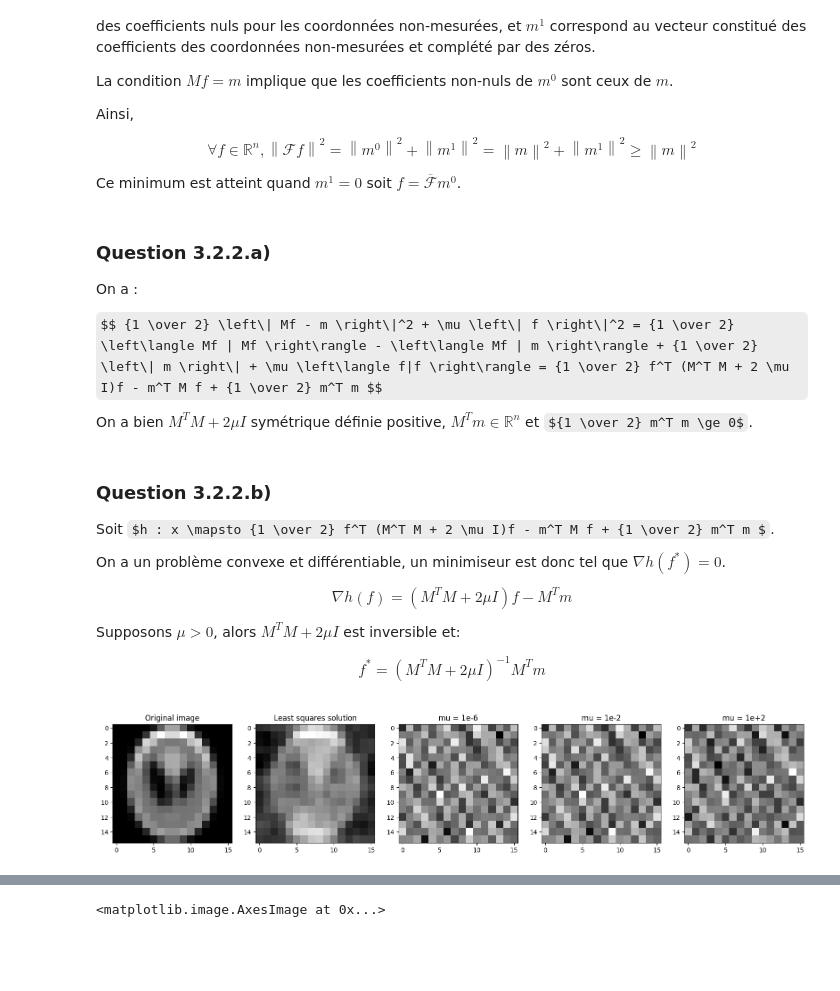
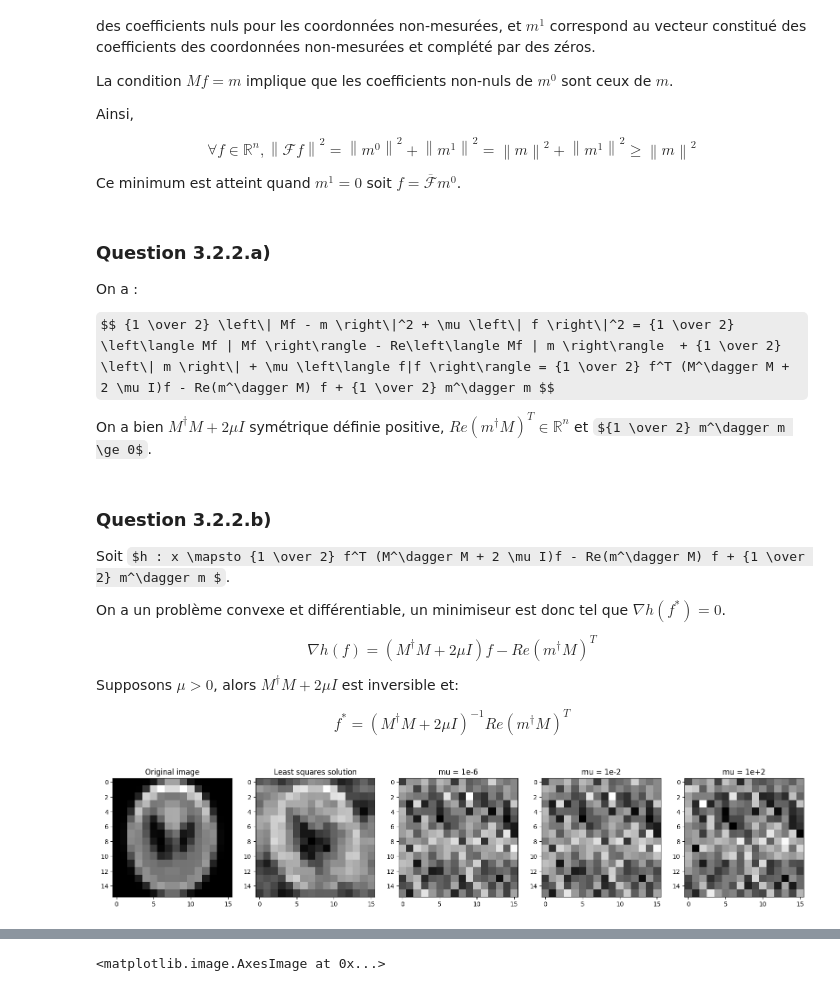
Before and after one commit to VDeumier/Projet_UE11, a Jupyter notebook: projet-opti-ts/X-Ray Tomography.ipynb, the cells around one changed output, grey strips where cells are left out. Cells and saved outputs as stored; diff of their text form; code cells hidden in the pictures; some formulas as TeX source; blank space fills up the shorter version.

```diff
--- a/projet-opti-ts/X-Ray Tomography.ipynb
+++ b/projet-opti-ts/X-Ray Tomography.ipynb
@@ -308,21 +308,21 @@ Ce minimum est atteint quand $m^1 = 0$ soit $f = \overline{\mathcal{F}}m^0$.
 
 On a :
 
-$$ {1 \over 2} \left\| Mf - m \right\|^2 + \mu \left\| f \right\|^2 = {1 \over 2} \left\langle Mf | Mf \right\rangle - \left\langle Mf | m \right\rangle + {1 \over 2} \left\| m \right\| + \mu \left\langle f|f \right\rangle = {1 \over 2} f^T (M^T M + 2 \mu I)f - m^T M f + {1 \over 2} m^T m $$
+$$ {1 \over 2} \left\| Mf - m \right\|^2 + \mu \left\| f \right\|^2 = {1 \over 2} \left\langle Mf | Mf \right\rangle - Re\left\langle Mf | m \right\rangle  + {1 \over 2} \left\| m \right\| + \mu \left\langle f|f \right\rangle = {1 \over 2} f^T (M^\dagger M + 2 \mu I)f - Re(m^\dagger M) f + {1 \over 2} m^\dagger m $$
 
-On a bien $ M^T M + 2 \mu I $ symétrique définie positive, $M^T m \in \mathbb{R}^n$ et ${1 \over 2} m^T m \ge 0$.
+On a bien $ M^\dagger M + 2 \mu I $ symétrique définie positive, $Re(m^\dagger M)^T \in \mathbb{R}^n$ et ${1 \over 2} m^\dagger m \ge 0$.
 # %% [markdown]
 ### Question 3.2.2.b)
 
-Soit $h : x \mapsto {1 \over 2} f^T (M^T M + 2 \mu I)f - m^T M f + {1 \over 2} m^T m $.
+Soit $h : x \mapsto {1 \over 2} f^T (M^\dagger M + 2 \mu I)f - Re(m^\dagger M) f + {1 \over 2} m^\dagger m $.
 
 On a un problème convexe et différentiable, un minimiseur est donc tel que $\nabla h(f^*) = 0$.
 
-$$ \nabla h(f) = (M^T M + 2 \mu I)f - M^T m $$
+$$ \nabla h(f) = (M^\dagger M + 2 \mu I)f - Re(m^\dagger M)^T $$
 
-Supposons $\mu > 0$, alors $M^T M + 2 \mu I$ est inversible et:
+Supposons $\mu > 0$, alors $M^\dagger M + 2 \mu I$ est inversible et:
 
-$$ f^* = (M^T M + 2 \mu I)^{-1} M^T m $$
+$$ f^* = (M^\dagger M + 2 \mu I)^{-1} Re(m^\dagger M)^T $$
 # %%
 # Question 3.2.2.c)
 
@@ -330,36 +330,39 @@ image_16 = shepp_logan_phantom()
 image_16 = resize(image_16, (16, 16), anti_aliasing=True)
 
 # Solution moindres carrés
 
 TF = np.dot(F, image_16.ravel())
 m0 = np.zeros(256, dtype=np.complex128)
 m0[sensor.indices] = TF[sensor.indices]
 
 f_sol1 = np.dot(np.linalg.inv(F), m0).real.reshape(16, 16)
 
 # Solution moindres carrés régularisés
 
 m = m0[sensor.indices]
 
 def regularized_least_squares(mu):
-    Q = np.dot(np.transpose(M), M) + 2*mu*np.identity(256)
-    return np.dot(np.dot(np.linalg.inv(Q), np.transpose(M)), m).real.reshape(16, 16)
+    M_dague = np.conjugate(np.transpose(M))
+    m_dague = np.conjugate(np.transpose(m))
+    Q = np.dot(M_dague, M) + 2*mu*np.eye(256)
+    a = np.transpose(np.dot(m_dague, M).real)
+    return np.dot(np.linalg.inv(Q), a).real.reshape(16, 16)
 
 fig, (ax1, ax2, ax3, ax4, ax5) = plt.subplots(1, 5, figsize=(20, 4))
 ax1.imshow(image_16, cmap='gray')
 ax1.set_title('Original image')
 ax2.imshow(f_sol1, cmap='gray')
 ax2.set_title('Least squares solution')
 ax3.imshow(regularized_least_squares(10**-6), cmap='gray')
 ax3.set_title('mu = 1e-6')
 ax4.imshow(regularized_least_squares(10**-2), cmap='gray')
 ax4.set_title('mu = 1e-2')
 ax5.imshow(regularized_least_squares(10**2), cmap='gray')
 ax5.set_title('mu = 1e+2')
 
 plt.show()
 # %% [output]
-[figure, old version]
+[figure, new version]
 # %% [markdown]
 ### Question 3.2.3.a)
 
```
Also changed, not shown: parts of 4 cells of this notebook, 1 other file.
